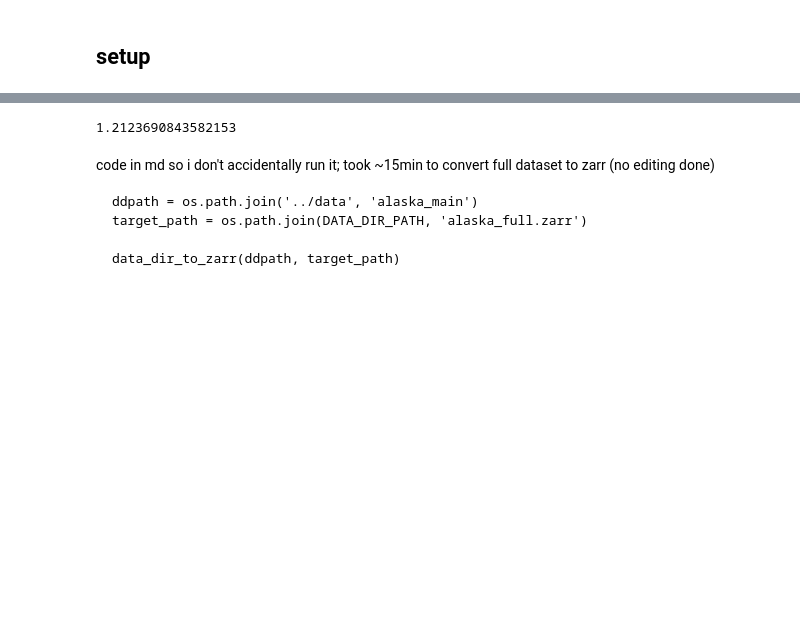
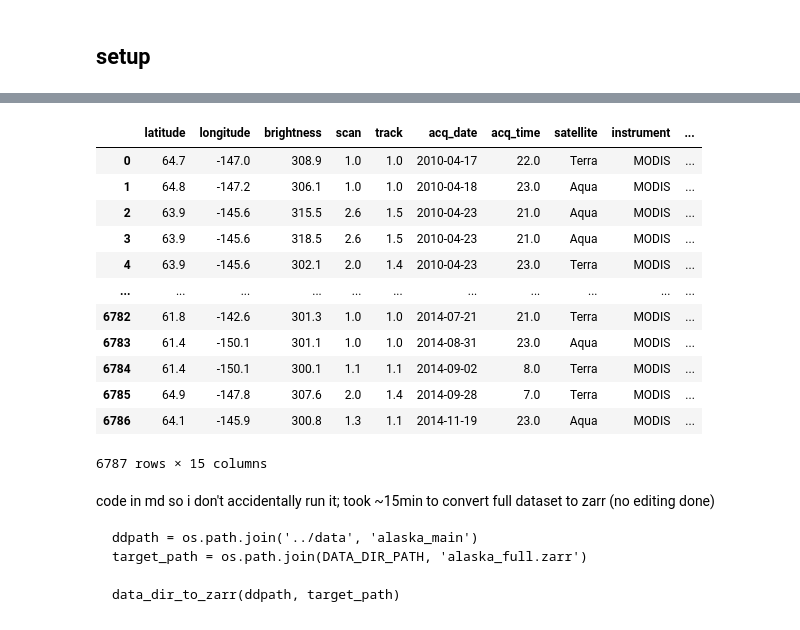
Before and after one commit to KingNook/ML-for-Forest-Fires, a Jupyter notebook: main/model.ipynb, the cells around one changed output, grey strips where cells are left out. Saved outputs shown, nothing was run; the diff lists cells and outputs as text; code cells hidden in the pictures; blank space fills up the shorter version.

```diff
--- a/main/model.ipynb
+++ b/main/model.ipynb
@@ -40,4 +68,17 @@ ds.compute_resultant_speed()
 # %%
-ds[0, 6]
+fire_data = FlattenedTruthTable(pd.read_csv('../data/_FIRE/alaska_range_csv/data.csv'))
+fire_data.data
 # %% [output]
+|  | latitude | longitude | brightness | scan | track | acq_date | acq_time | satellite | instrument | ... |
+| 0 | 64.7 | -147.0 | 308.9 | 1.0 | 1.0 | 2010-04-17 | 22.0 | Terra | MODIS | ... |
+| 1 | 64.8 | -147.2 | 306.1 | 1.0 | 1.0 | 2010-04-18 | 23.0 | Aqua | MODIS | ... |
+| 2 | 63.9 | -145.6 | 315.5 | 2.6 | 1.5 | 2010-04-23 | 21.0 | Aqua | MODIS | ... |
+| 3 | 63.9 | -145.6 | 318.5 | 2.6 | 1.5 | 2010-04-23 | 21.0 | Aqua | MODIS | ... |
+| 4 | 63.9 | -145.6 | 302.1 | 2.0 | 1.4 | 2010-04-23 | 23.0 | Terra | MODIS | ... |
+| ... | ... | ... | ... | ... | ... | ... | ... | ... | ... | ... |
+| 6782 | 61.8 | -142.6 | 301.3 | 1.0 | 1.0 | 2014-07-21 | 21.0 | Terra | MODIS | ... |
+| 6783 | 61.4 | -150.1 | 301.1 | 1.0 | 1.0 | 2014-08-31 | 23.0 | Aqua | MODIS | ... |
+| 6784 | 61.4 | -150.1 | 300.1 | 1.1 | 1.1 | 2014-09-02 | 8.0 | Terra | MODIS | ... |
+| 6785 | 64.9 | -147.8 | 307.6 | 2.0 | 1.4 | 2014-09-28 | 7.0 | Terra | MODIS | ... |
+| 6786 | 64.1 | -145.9 | 300.8 | 1.3 | 1.1 | 2014-11-19 | 23.0 | Aqua | MODIS | ... |
-1.2123690843582153
+6787 rows × 15 columns
```
Also changed, not shown: parts of 5 cells of this notebook, 3 other files.
